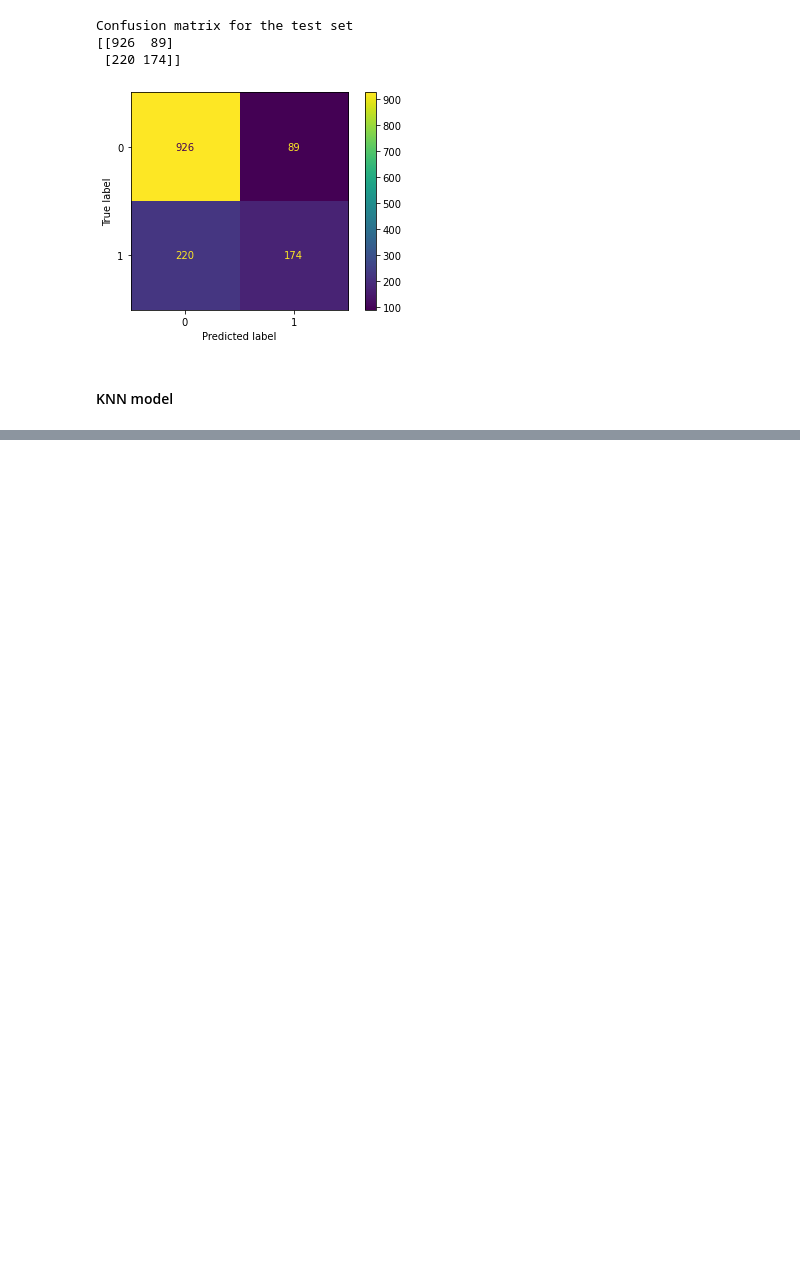
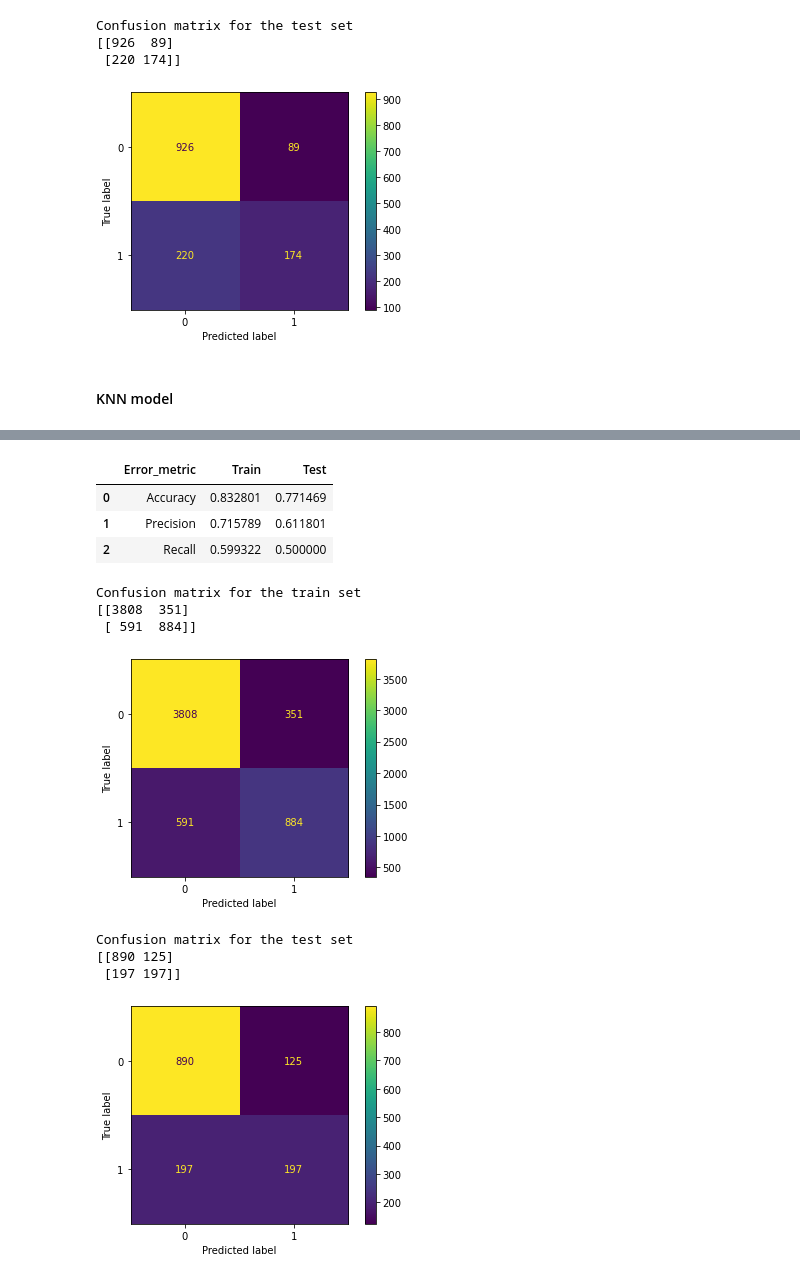
Before and after one commit to marisra/Ironhack-Labs, a Jupyter notebook: Logistic regression/Logistic regression.ipynb, the cells around one changed output, grey strips where cells are left out. Saved outputs shown, nothing was run; the diff lists cells and outputs as text; code cells hidden in the pictures; blank space fills up the shorter version.

```diff
--- a/Logistic regression/Logistic regression.ipynb
+++ b/Logistic regression/Logistic regression.ipynb
@@ -237,0 +395,43 @@ Confusion matrix for the test set
+# %%
+# KNN
+
+knn_model = KNeighborsClassifier(n_neighbors=5)
+knn_model.fit(X_train_scaled, y_train)
+y_pred_train_log = knn_model.predict(X_train_scaled)
+y_pred_test_log = knn_model.predict(X_test_scaled)
+
+performance_log = pd.DataFrame({'Error_metric': ['Accuracy','Precision','Recall'],
+                               'Train': [accuracy_score(y_train, y_pred_train_log),
+                                         precision_score(y_train, y_pred_train_log),
+                                         recall_score(y_train, y_pred_train_log)],
+                               'Test': [accuracy_score(y_test, y_pred_test_log),
+                                        precision_score(y_test, y_pred_test_log),
+                                        recall_score(y_test, y_pred_test_log)]})
+
+display(performance_log)
+
+print("Confusion matrix for the train set")
+print(confusion_matrix(y_train,y_pred_train_log))
+plot_confusion_matrix(knn_model,X_train_scaled,y_train, values_format = 'd')
+plt.show()
+
+print()
+print()
+
+print("Confusion matrix for the test set")
+print(confusion_matrix(y_test, y_pred_test_log))
+plot_confusion_matrix(knn_model,X_test_scaled,y_test, values_format = 'd')
+plt.show()
+# %% [output]
+|  | Error_metric | Train | Test |
+| 0 | Accuracy | 0.832801 | 0.771469 |
+| 1 | Precision | 0.715789 | 0.611801 |
+| 2 | Recall | 0.599322 | 0.500000 |
+Confusion matrix for the train set
+[[3808  351]
+ [ 591  884]]
+[figure, added]
+Confusion matrix for the test set
+[[890 125]
+ [197 197]]
+[figure, added]
```
Also changed, not shown: parts of 24 cells of this notebook.
